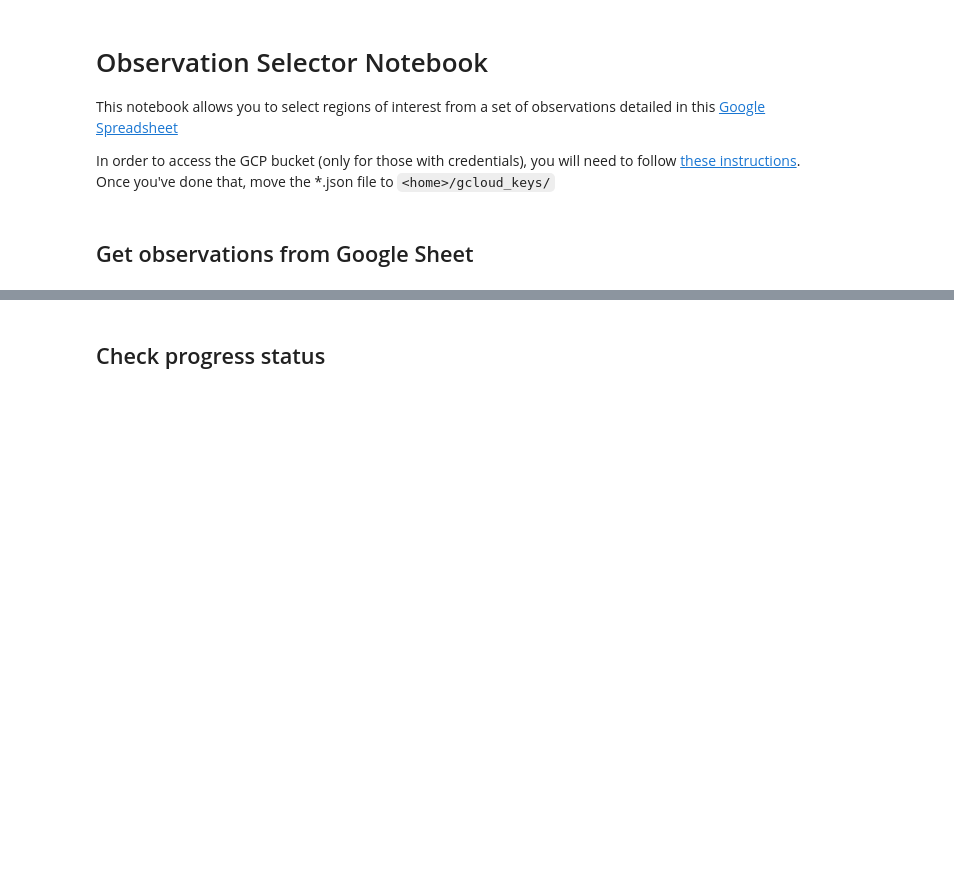
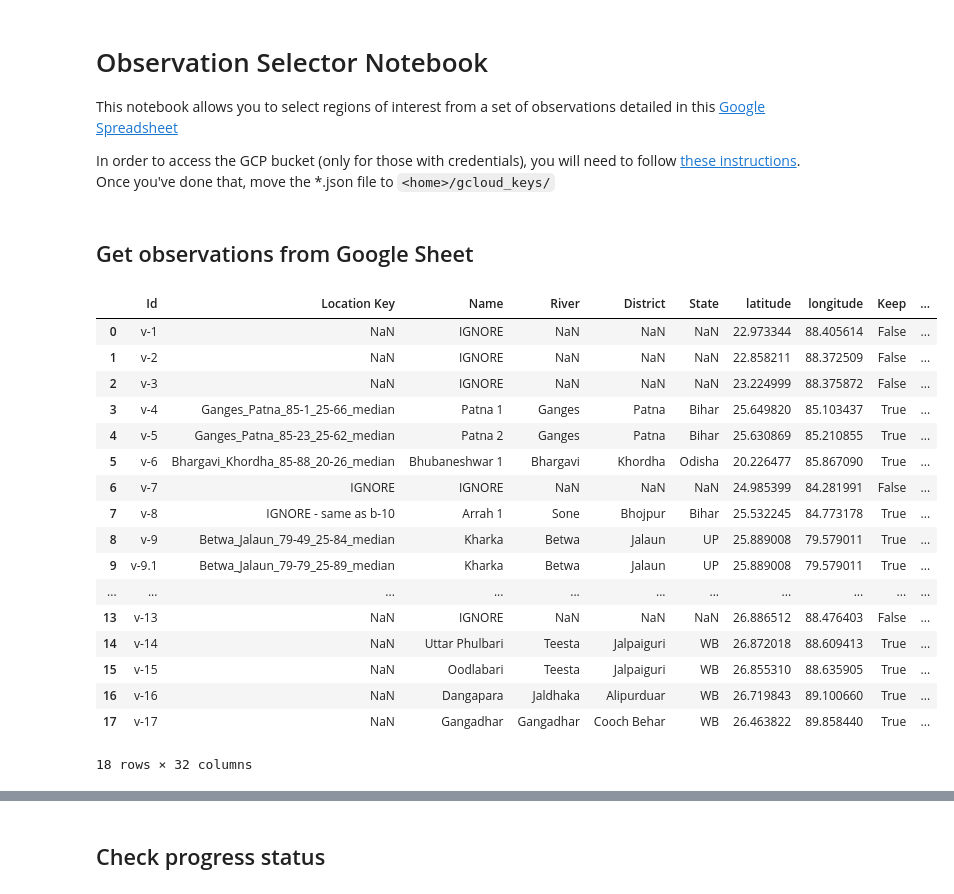
Before and after one commit to BerkeleySandProject/sandmining-watch, a Jupyter notebook: label/observation_selector.ipynb, the cells around one changed output, grey strips where cells are left out. Cells and saved outputs as stored; diff of their text form; code cells hidden in the pictures; blank space fills up the shorter version.

Commit message:
Updated sheet name

```diff
--- a/label/observation_selector.ipynb
+++ b/label/observation_selector.ipynb
@@ -525,10 +525,31 @@ def on_end_date_change(change):
 ## Get observations from Google Sheet
 # %%
 sheet_id = "1Q1VfZWmh_BubeTz9Umjofx6Xz8bSb46xvrxBGNJupaE"
-sheet_name = "Sheet1"
+sheet_name = "Veditum"
 url = f"https://docs.google.com/spreadsheets/d/{sheet_id}/gviz/tq?tqx=out:csv&sheet={sheet_name}"
 
 label_candidates = pd.read_csv(url)
+
+label_candidates
+# %% [output]
+|  | Id | Location Key | Name | River | District | State | latitude | longitude | Keep | ... |
+| 0 | v-1 | NaN | IGNORE | NaN | NaN | NaN | 22.973344 | 88.405614 | False | ... |
+| 1 | v-2 | NaN | IGNORE | NaN | NaN | NaN | 22.858211 | 88.372509 | False | ... |
+| 2 | v-3 | NaN | IGNORE | NaN | NaN | NaN | 23.224999 | 88.375872 | False | ... |
+| 3 | v-4 | Ganges_Patna_85-1_25-66_median | Patna 1 | Ganges | Patna | Bihar | 25.649820 | 85.103437 | True | ... |
+| 4 | v-5 | Ganges_Patna_85-23_25-62_median | Patna 2 | Ganges | Patna | Bihar | 25.630869 | 85.210855 | True | ... |
+| 5 | v-6 | Bhargavi_Khordha_85-88_20-26_median | Bhubaneshwar 1 | Bhargavi | Khordha | Odisha | 20.226477 | 85.867090 | True | ... |
+| 6 | v-7 | IGNORE | IGNORE | NaN | NaN | NaN | 24.985399 | 84.281991 | False | ... |
+| 7 | v-8 | IGNORE - same as b-10 | Arrah 1 | Sone | Bhojpur | Bihar | 25.532245 | 84.773178 | True | ... |
+| 8 | v-9 | Betwa_Jalaun_79-49_25-84_median | Kharka | Betwa | Jalaun | UP | 25.889008 | 79.579011 | True | ... |
+| 9 | v-9.1 | Betwa_Jalaun_79-79_25-89_median | Kharka | Betwa | Jalaun | UP | 25.889008 | 79.579011 | True | ... |
+| ... | ... | ... | ... | ... | ... | ... | ... | ... | ... | ... |
+| 13 | v-13 | NaN | IGNORE | NaN | NaN | NaN | 26.886512 | 88.476403 | False | ... |
+| 14 | v-14 | NaN | Uttar Phulbari | Teesta | Jalpaiguri | WB | 26.872018 | 88.609413 | True | ... |
+| 15 | v-15 | NaN | Oodlabari | Teesta | Jalpaiguri | WB | 26.855310 | 88.635905 | True | ... |
+| 16 | v-16 | NaN | Dangapara | Jaldhaka | Alipurduar | WB | 26.719843 | 89.100660 | True | ... |
+| 17 | v-17 | NaN | Gangadhar | Gangadhar | Cooch Behar | WB | 26.463822 | 89.858440 | True | ... |
+18 rows × 32 columns
 # %%
 # Resetting logger (important for Jupyter)
 logger = logging.getLogger()
```
Also changed, not shown: parts of 1 cell of this notebook.
